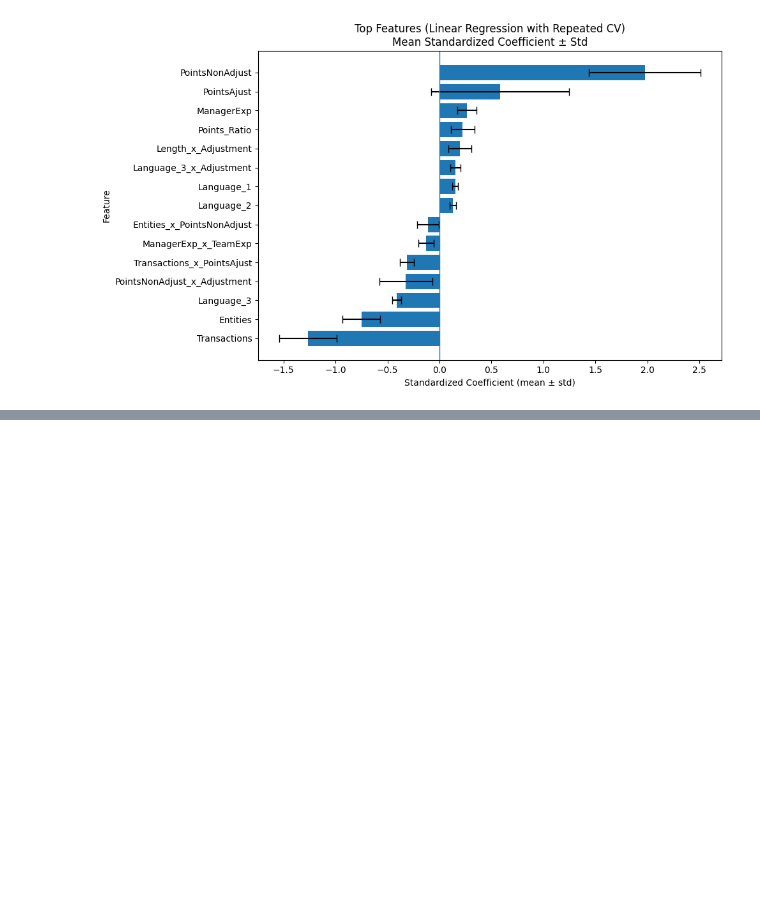
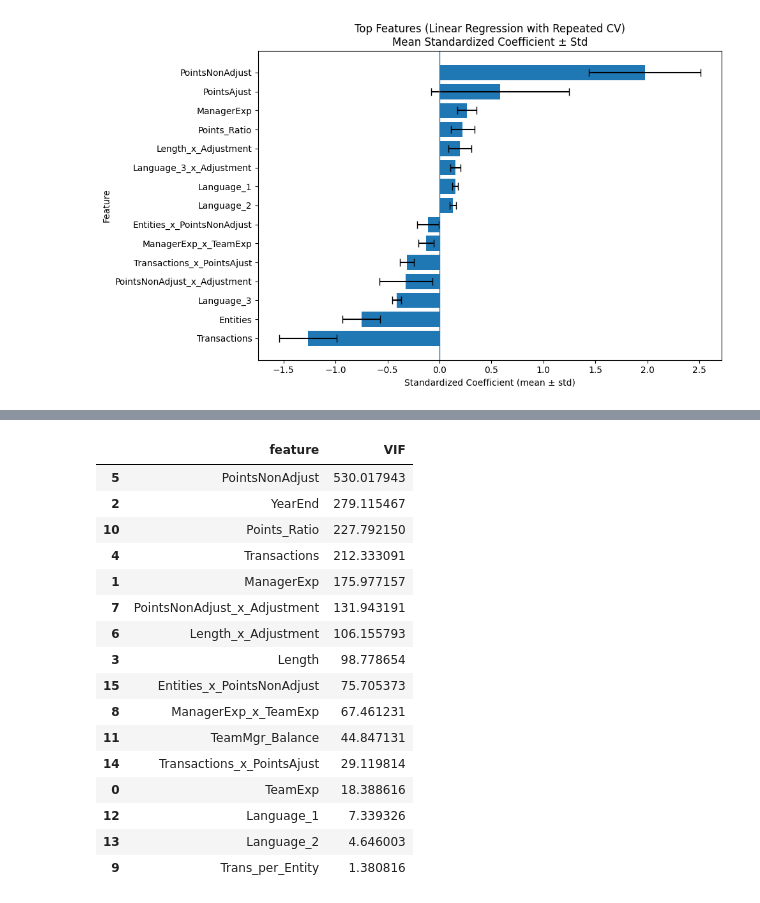
Before and after one commit to Shahbazi-Amir/SmartDevTime, a Jupyter notebook: smartdevtime_project_2.ipynb, the cells around one changed output, grey strips where cells are left out. Cells and saved outputs as stored; diff of their text form; code cells hidden in the pictures; blank space fills up the shorter version.

```diff
--- a/smartdevtime_project_2.ipynb
+++ b/smartdevtime_project_2.ipynb
@@ -1975,0 +2054,38 @@ plt.show()
+# %%
+# Step A2: Full VIF-based pruning
+drop_feats_full = [
+    "Language_3",      # drop one dummy (avoid dummy trap)
+    "PointsAjust",     # keep PointsNonAdjust only
+    "Entities"         # keep Transactions, and keep Trans_per_Entity for ratio info
+]
+
+feature_cols_pruned = [f for f in feature_cols_reduced if f not in drop_feats_full]
+
+X_pruned = df_fe[feature_cols_pruned]
+
+# Compute VIF again
+vif_data_pruned = pd.DataFrame()
+vif_data_pruned["feature"] = X_pruned.columns
+vif_data_pruned["VIF"] = [variance_inflation_factor(X_pruned.values, i)
+                          for i in range(X_pruned.shape[1])]
+
+vif_data_pruned = vif_data_pruned.sort_values("VIF", ascending=False)
+vif_data_pruned
+# %% [output]
+|  | feature | VIF |
+| 5 | PointsNonAdjust | 530.017943 |
+| 2 | YearEnd | 279.115467 |
+| 10 | Points_Ratio | 227.792150 |
+| 4 | Transactions | 212.333091 |
+| 1 | ManagerExp | 175.977157 |
+| 7 | PointsNonAdjust_x_Adjustment | 131.943191 |
+| 6 | Length_x_Adjustment | 106.155793 |
+| 3 | Length | 98.778654 |
+| 15 | Entities_x_PointsNonAdjust | 75.705373 |
+| 8 | ManagerExp_x_TeamExp | 67.461231 |
+| 11 | TeamMgr_Balance | 44.847131 |
+| 14 | Transactions_x_PointsAjust | 29.119814 |
+| 0 | TeamExp | 18.388616 |
+| 12 | Language_1 | 7.339326 |
+| 13 | Language_2 | 4.646003 |
+| 9 | Trans_per_Entity | 1.380816 |
```
Also changed, not shown: parts of 5 cells of this notebook.
